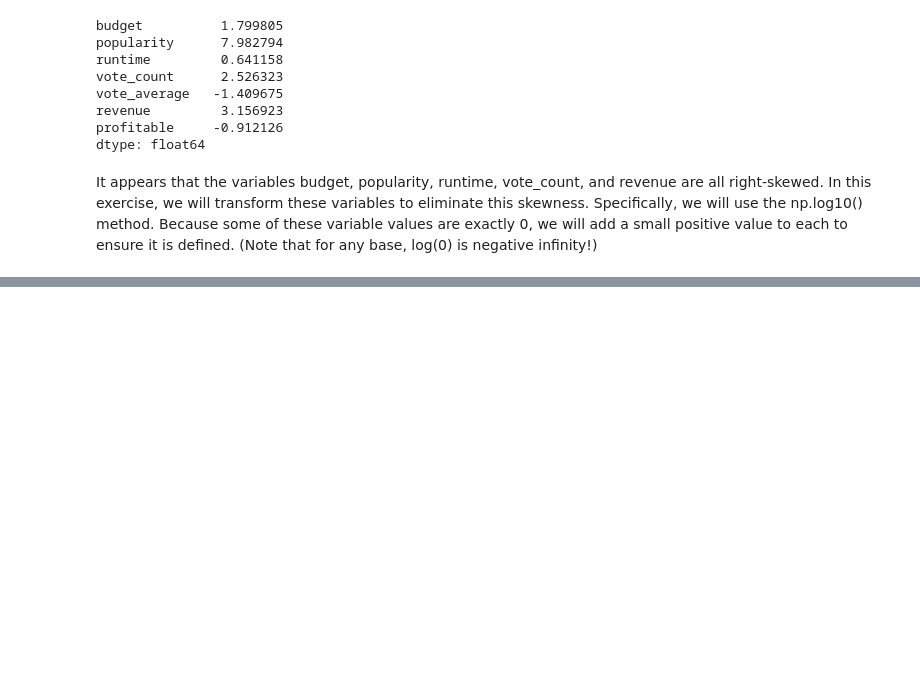
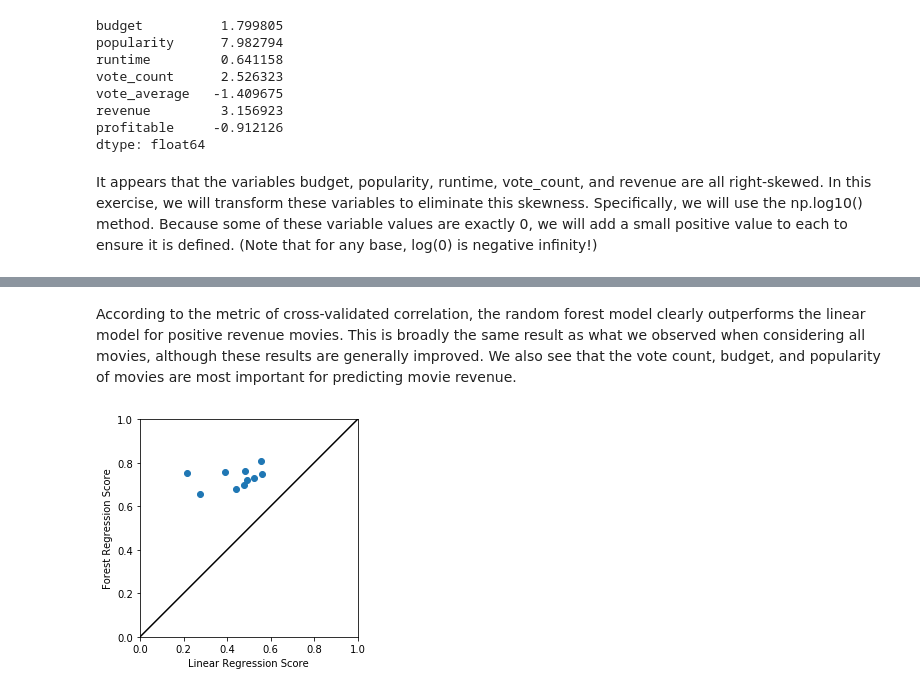
Before and after one commit to eman-1111/Python-for-Research, a Jupyter notebook: case9_TheMovieDatabaseTMDb/Movie Database.ipynb, the cells around one changed output, grey strips where cells are left out. Saved outputs shown, nothing was run; the diff lists cells and outputs as text; code cells hidden in the pictures; blank space fills up the shorter version.

```diff
--- a/case9_TheMovieDatabaseTMDb/Movie Database.ipynb
+++ b/case9_TheMovieDatabaseTMDb/Movie Database.ipynb
@@ -133,0 +206,37 @@ df.head()
+# %%
+
+positive_revenue_df = df[df["revenue"] > 0]
+
+# Replace the dataframe in the following code, and run.
+
+regression_outcome = positive_revenue_df[regression_target]
+classification_outcome = positive_revenue_df[classification_target]
+covariates = positive_revenue_df[all_covariates]
+
+# Reinstantiate all regression models and classifiers.
+linear_regression = LinearRegression()
+logistic_regression = LogisticRegression()
+forest_regression = RandomForestRegressor(max_depth=4, random_state=0)
+forest_classifier = RandomForestClassifier(max_depth=4, random_state=0)
+
+linear_regression_scores = cross_val_score(linear_regression, covariates, regression_outcome, cv=10, scoring=correlation)
+forest_regression_scores = cross_val_score(forest_regression, covariates, regression_outcome, cv=10, scoring=correlation)
+logistic_regression_scores = cross_val_score(logistic_regression, covariates, classification_outcome, cv=10, scoring=accuracy)
+forest_classification_scores = cross_val_score(forest_classifier, covariates, classification_outcome, cv=10, scoring=accuracy)
+# %% [markdown]
+According to the metric of cross-validated correlation, the random forest model clearly outperforms the linear model for positive revenue movies. This is broadly the same result as what we observed when considering all movies, although these results are generally improved. We also see that the vote count, budget, and popularity of movies are most important for predicting movie revenue.
+# %%
+# Plot Results
+plt.axes().set_aspect('equal', 'box')
+plt.scatter(linear_regression_scores, forest_regression_scores)
+plt.plot((0, 1), (0, 1), 'k-')
+
+plt.xlim(0, 1)
+plt.ylim(0, 1)
+plt.xlabel("Linear Regression Score")
+plt.ylabel("Forest Regression Score")
+
+# Show the plot.
+plt.show()
+# %% [output]
+[figure, added]
```
Also changed, not shown: parts of 13 cells of this notebook.
